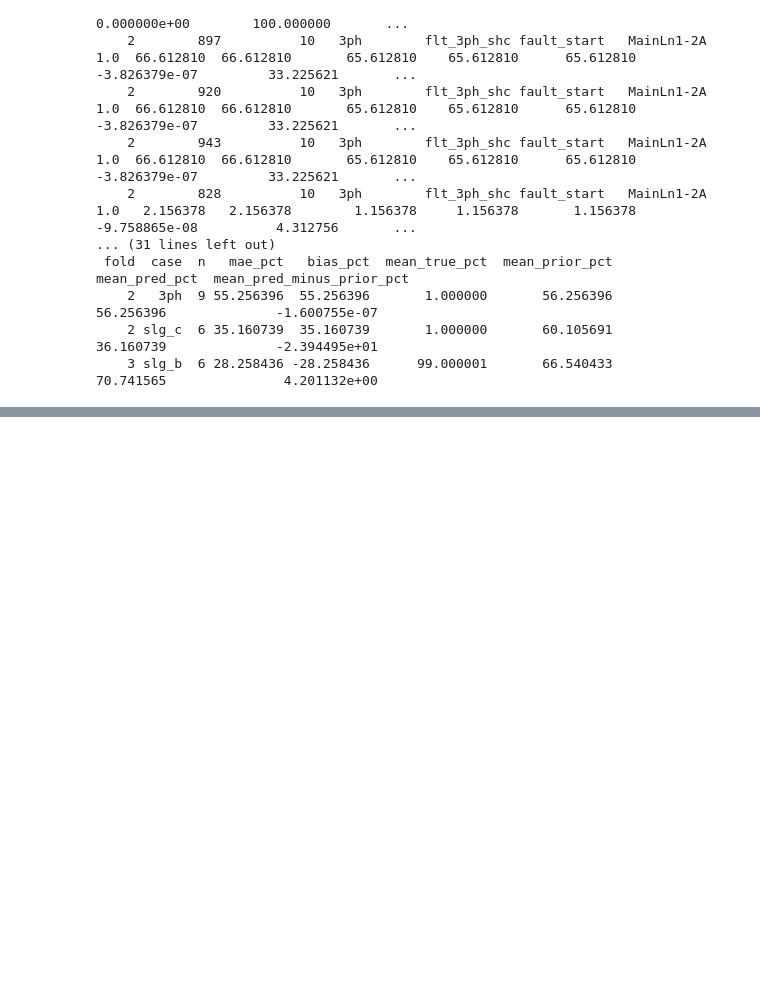
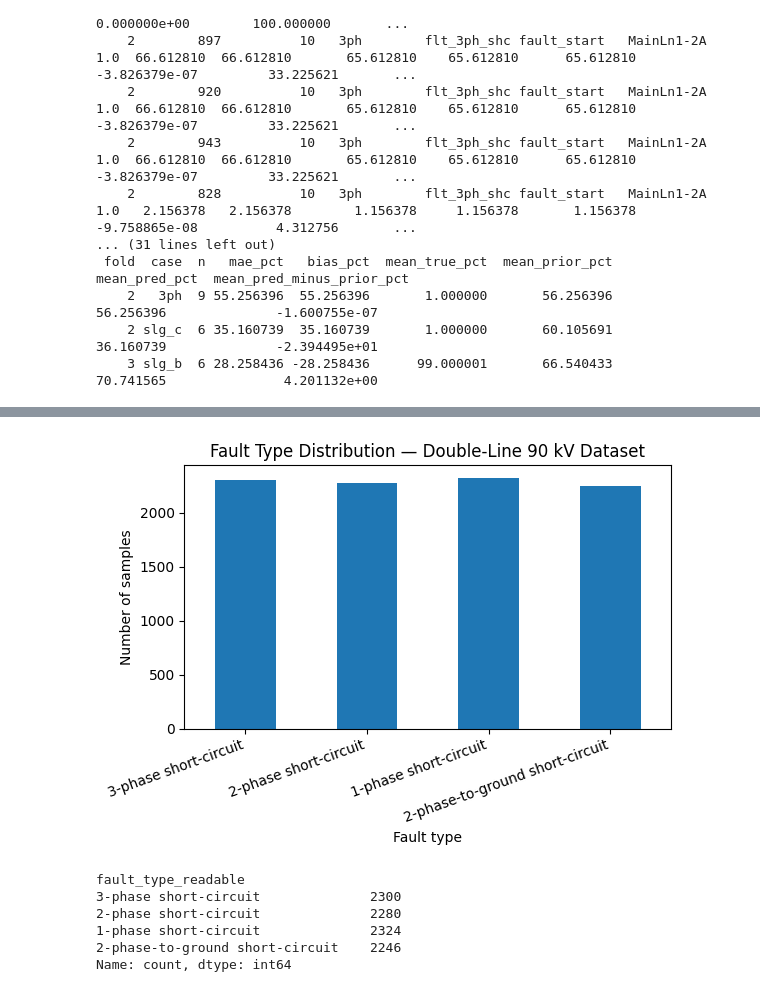
Before and after one commit to sagar-crypto/Masters_thesis_PR_LABS, a Jupyter notebook: EDA.ipynb, the cells around one changed output, grey strips where cells are left out. Cells and saved outputs as stored; diff of their text form; code cells hidden in the pictures; blank space fills up the shorter version.

```diff
--- a/EDA.ipynb
+++ b/EDA.ipynb
@@ -1895,0 +1988,8 @@ if all_views:
+# %%
+labels_path = "/home/vault/iwi5/iwi5305h/new_dataset_90kv/labels.csv"   # or .parquet
+df = load_table(labels_path, ";")
+
+print("Shape:", df.shape)
+print("\nColumns:")
+print(df.columns.tolist())
+df.head()
@@ -1895,0 +2033,48 @@ if all_views:
+# %%
+dataset_name = "Double-Line 90 kV Dataset"
+
+out_dir = Path("dataset_insights_plots")
+out_dir.mkdir(exist_ok=True)
+
+df_plot = df.copy()
+
+fault_type_map_90 = {
+    0: "3-phase short-circuit",
+    1: "2-phase short-circuit",
+    2: "1-phase short-circuit",
+    3: "2-phase-to-ground short-circuit",
+}
+
+df_plot["fault_type_readable"] = df_plot["sc_type"].map(fault_type_map_90)
+
+order_90 = [
+    "3-phase short-circuit",
+    "2-phase short-circuit",
+    "1-phase short-circuit",
+    "2-phase-to-ground short-circuit",
+]
+
+counts = df_plot["fault_type_readable"].value_counts()
+counts = counts.reindex([x for x in order_90 if x in counts.index])
+
+fig, ax = plt.subplots(figsize=(5.98, 4.32))
+counts.plot(kind="bar", ax=ax)
+
+ax.set_title(f"Fault Type Distribution — {dataset_name}")
+ax.set_xlabel("Fault type")
+ax.set_ylabel("Number of samples")
+plt.xticks(rotation=20, ha="right")
+plt.tight_layout()
+
+fig.savefig(out_dir / "fault_type_distribution_90kv.svg", dpi=300, bbox_inches="tight")
+plt.show()
+
+counts
+# %% [output]
+[figure, added]
+fault_type_readable
+3-phase short-circuit              2300
+2-phase short-circuit              2280
+1-phase short-circuit              2324
+2-phase-to-ground short-circuit    2246
+Name: count, dtype: int64
```
Also changed, not shown: parts of 24 cells of this notebook, 8 other files.
